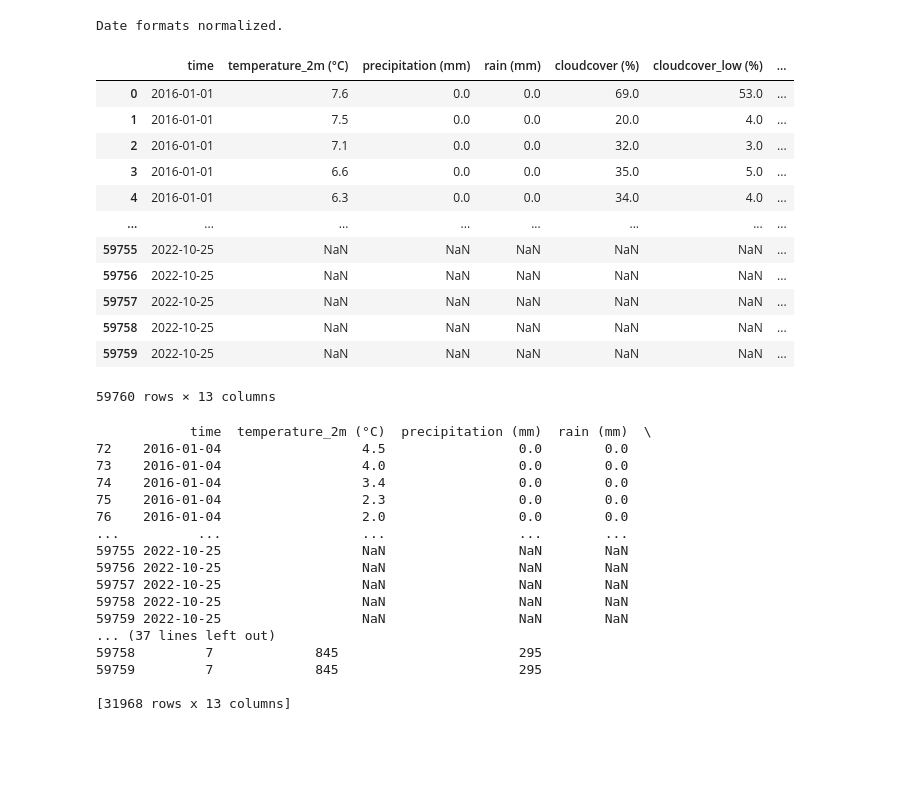
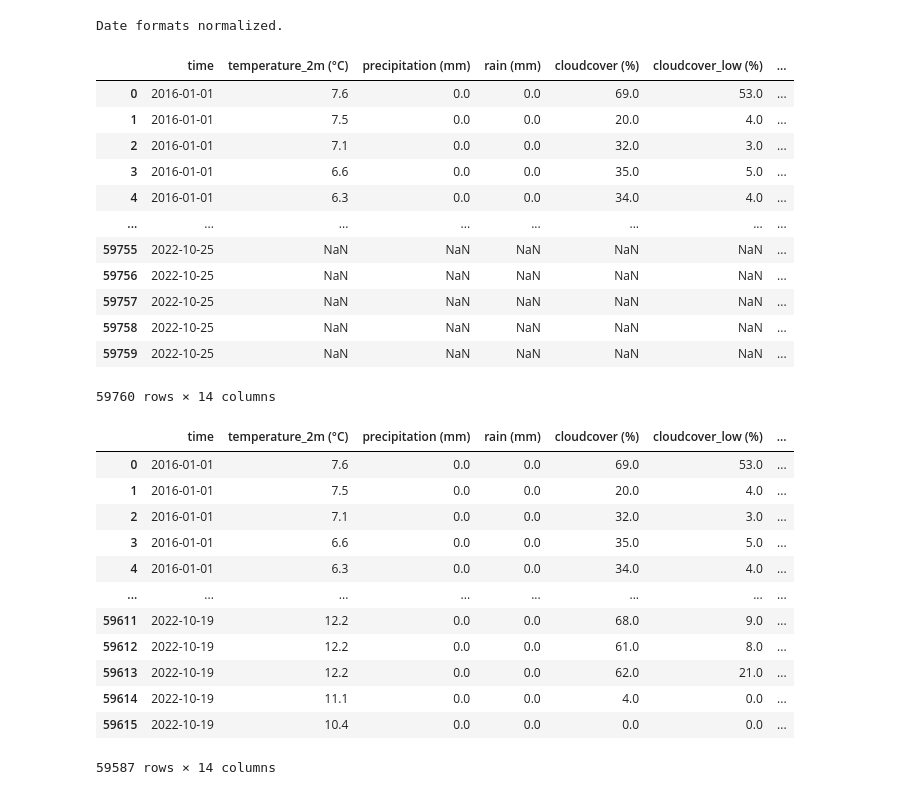
Before and after one commit to roxywilcox/flooding, a Jupyter notebook: notebook.ipynb, the cells around one changed output. Cells and saved outputs as stored; diff of their text form; code cells hidden in the pictures; blank space fills up the shorter version.

```diff
--- a/notebook.ipynb
+++ b/notebook.ipynb
@@ -16,6 +16,7 @@ weather_df = pd.read_csv('./datasets/nyc-weather.csv')
 street_flooding_df = pd.read_csv('./datasets/street-flooding.csv')
 bus_breakdowns_df = pd.read_csv('./datasets/bus-breakdowns-and-delays.csv')
 motor_vehicle_collisions_df = pd.read_csv('./datasets/nyc-motor-vehicle-collisions.csv')
+mta_traffic = pd.read_csv('./datasets/mta-traffic.csv')
 
 print('Dataframes loaded successfully.')
 # %% [output]
@@ -94,6 +95,7 @@ weather_df['time'] = pd.to_datetime(weather_df['time']).dt.normalize()
 street_flooding_df['Created Date'] = pd.to_datetime(street_flooding_df['Created Date']).dt.normalize()
 bus_breakdowns_df['Occurred_On'] = pd.to_datetime(bus_breakdowns_df['Occurred_On']).dt.normalize()
 motor_vehicle_collisions_df['CRASH DATE'] = pd.to_datetime(motor_vehicle_collisions_df['CRASH DATE']).dt.normalize()
+mta_traffic['Date'] = pd.to_datetime(mta_traffic['Date']).dt.normalize()
 
 print('Date formats normalized.')
 # %% [output]
@@ -101,16 +103,31 @@ Date formats normalized.
 # %%
 # Merge the datasets on the date columns
 merged_df = weather_df.copy()
-merged_df['flooding'] = merged_df['time'].map(street_flooding_df['Created Date'].value_counts())
-merged_df['bus_breakdowns'] = merged_df['time'].map(bus_breakdowns_df['Occurred_On'].value_counts())
-merged_df['motor_vehicle_collisions'] = merged_df['time'].map(motor_vehicle_collisions_df['CRASH DATE'].value_counts())
+merged_df["flooding"] = merged_df["time"].map(
+    street_flooding_df["Created Date"].value_counts()
+)
+merged_df["bus_breakdowns"] = merged_df["time"].map(
+    bus_breakdowns_df["Occurred_On"].value_counts()
+)
+merged_df["motor_vehicle_collisions"] = merged_df["time"].map(
+    motor_vehicle_collisions_df["CRASH DATE"].value_counts()
+)
+merged_df["mta_traffic"] = merged_df["time"].map(mta_traffic.groupby("Date")["# Vehicles - VToll"].sum())
 
 
 # Fill NaN values with 0
-merged_df[['flooding', 'bus_breakdowns', 'motor_vehicle_collisions']] = merged_df[['flooding', 'bus_breakdowns', 'motor_vehicle_collisions']].fillna(0)
+merged_df[["flooding", "bus_breakdowns", "motor_vehicle_collisions", "mta_traffic"]] = (
+    merged_df[
+        ["flooding", "bus_breakdowns", "motor_vehicle_collisions", "mta_traffic"]
+    ].fillna(0)
+)
 
 # Convert the counts to integers
-merged_df[['flooding', 'bus_breakdowns', 'motor_vehicle_collisions']] = merged_df[['flooding', 'bus_breakdowns', 'motor_vehicle_collisions']].astype(int)
+merged_df[["flooding", "bus_breakdowns", "motor_vehicle_collisions", "mta_traffic"]] = (
+    merged_df[
+        ["flooding", "bus_breakdowns", "motor_vehicle_collisions", "mta_traffic"]
+    ].astype(int)
+)
 
 merged_df
 # %% [output]
@@ -126,28 +143,24 @@ merged_df
 | 59757 | 2022-10-25 | NaN | NaN | NaN | NaN | NaN | ... |
 | 59758 | 2022-10-25 | NaN | NaN | NaN | NaN | NaN | ... |
 | 59759 | 2022-10-25 | NaN | NaN | NaN | NaN | NaN | ... |
-59760 rows × 13 columns
+59760 rows × 14 columns
-# %%
-# Check if there are any rows where flooding, bus_breakdowns, and motor_vehicle_collisions are all not zero
-non_zero_rows = merged_df[(merged_df['flooding'] != 0) & (merged_df['bus_breakdowns'] != 0) & (merged_df['motor_vehicle_collisions'] != 0)]
-
-# Print the non-zero rows
-print(non_zero_rows)
-# %% [output]
-            time  temperature_2m (°C)  precipitation (mm)  rain (mm)  \
-72    2016-01-04                  4.5                 0.0        0.0
-73    2016-01-04                  4.0                 0.0        0.0
-74    2016-01-04                  3.4                 0.0        0.0
-75    2016-01-04                  2.3                 0.0        0.0
-76    2016-01-04                  2.0                 0.0        0.0
-...          ...                  ...                 ...        ...
-59755 2022-10-25                  NaN                 NaN        NaN
-59756 2022-10-25                  NaN                 NaN        NaN
-59757 2022-10-25                  NaN                 NaN        NaN
-59758 2022-10-25                  NaN                 NaN        NaN
-59759 2022-10-25                  NaN                 NaN        NaN
-... (37 lines left out)
-59758         7             845                       295
-59759         7             845                       295
-
-[31968 rows x 13 columns]
+# %%
+
+# drop na
+merged_df = merged_df.dropna()
+
+merged_df
+# %% [output]
+|  | time | temperature_2m (°C) | precipitation (mm) | rain (mm) | cloudcover (%) | cloudcover_low (%) | ... |
+| 0 | 2016-01-01 | 7.6 | 0.0 | 0.0 | 69.0 | 53.0 | ... |
+| 1 | 2016-01-01 | 7.5 | 0.0 | 0.0 | 20.0 | 4.0 | ... |
+| 2 | 2016-01-01 | 7.1 | 0.0 | 0.0 | 32.0 | 3.0 | ... |
+| 3 | 2016-01-01 | 6.6 | 0.0 | 0.0 | 35.0 | 5.0 | ... |
+| 4 | 2016-01-01 | 6.3 | 0.0 | 0.0 | 34.0 | 4.0 | ... |
+| ... | ... | ... | ... | ... | ... | ... | ... |
+| 59611 | 2022-10-19 | 12.2 | 0.0 | 0.0 | 68.0 | 9.0 | ... |
+| 59612 | 2022-10-19 | 12.2 | 0.0 | 0.0 | 61.0 | 8.0 | ... |
+| 59613 | 2022-10-19 | 12.2 | 0.0 | 0.0 | 62.0 | 21.0 | ... |
+| 59614 | 2022-10-19 | 11.1 | 0.0 | 0.0 | 4.0 | 0.0 | ... |
+| 59615 | 2022-10-19 | 10.4 | 0.0 | 0.0 | 0.0 | 0.0 | ... |
+59587 rows × 14 columns
```
Also changed, not shown: parts of 1 cell of this notebook, 1 other file.
